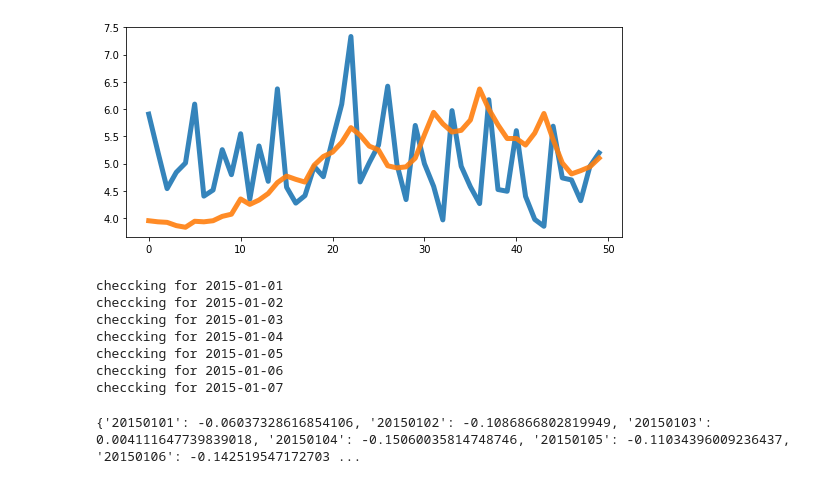
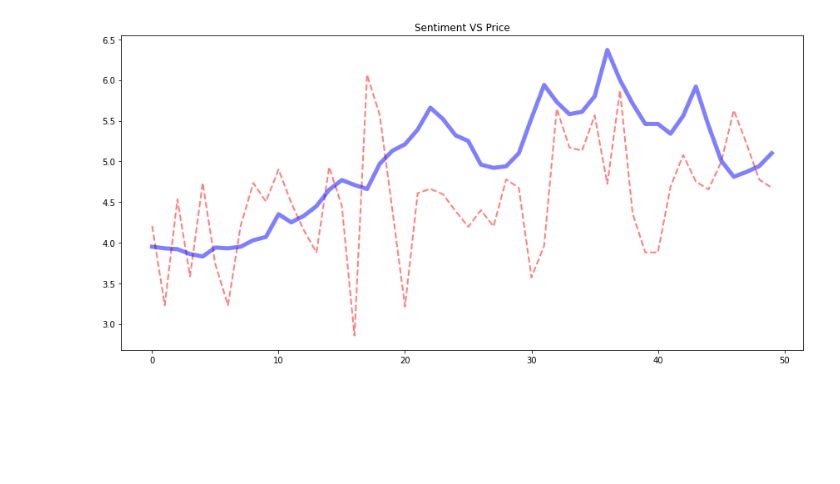
Before and after one commit to rumbleFTW/natural-gas-price-dashboard, a Jupyter notebook: newNotebook.ipynb, the cells around one changed output. Saved outputs shown, nothing was run; the diff lists cells and outputs as text; code cells hidden in the pictures; blank space fills up the shorter version.

Commit message:
Finished testing the sentiment analysis. Time to create the models!

```diff
--- a/newNotebook.ipynb
+++ b/newNotebook.ipynb
@@ -21,6 +13,3 @@ Sentence: "Tesla is declining rapidly" → NEGATIVE (0.998)
-# %%
-QUERY = 'natural gas (natural OR gas OR export OR import) until:2015-01-02 since:2015-01-01'
-LIMIT = 5
 # %%
 def cleanText(text):
     whitespace = re.compile(r"\s+")
@@ -57,7 +23,7 @@ Sentence: "whirlpool 40 gal natural gas water heater" → POSITIVE (0.9987)
 # %%
 dataFrame = pd.read_csv('./data/daily.csv')
-choppedDF = dataFrame[6200:6250]
-print(choppedDF)
+dataFrame = dataFrame[6200:6250]
+print(dataFrame)
 # %% [output]
            Day  Price
 6200  20210813   3.95
@@ -78,10 +44,14 @@ print(choppedDF)
 6249  20211022   5.10
 # %%
 data = {}
-MAX_TWEETS = 25
-for item in choppedDF['Day']:
-    QUERY = str(item)[:4]+'-'+str(item)[4:6]+'-'+str(item)[6:]
-    print(f'checking for {QUERY}')
+MAX_TWEETS = 50
+
+
+for n in range (1, len(dataFrame['Day'])):
+    PREV = str(list(dataFrame.Day)[n-1])[:4]+'-'+str(list(dataFrame.Day)[n-1])[4:6]+'-'+str(list(dataFrame.Day)[n-1])[6:]
+    PRES = str(list(dataFrame.Day)[n])[:4]+'-'+str(list(dataFrame.Day)[n])[4:6]+'-'+str(list(dataFrame.Day)[n])[6:]
+    QUERY = f"natural gas (natural OR gas OR import OR export OR price) until:{PRES} since:{PREV} -filter:links -filter:replies"
+    print(f'checking for {PRES}')
     curr = 0.0
     nums = 0
     for i, tweet in enumerate(sntwitter.TwitterSearchScraper(QUERY).get_items()):
@@ -92,10 +62,11 @@ for item in choppedDF['Day']:
         sentiment_model.predict(sentence)
         try:
             if(sentence.labels[0].value == 'POSITIVE'):
+                curr += sentence.labels[0].score
+            else:
                 curr -= sentence.labels[0].score
-            else:
-                curr += sentence.labels[0].score
         except:
             pass
-    data[QUERY] = curr/nums
+    dataFrame.loc[dataFrame.Price == list(dataFrame['Price'])[n], 'Sentiment'] = curr/nums
+    data[PRES] = curr/nums
 # %% [output]
@@ -125,43 +110,13 @@ plt.show()
 # %%
-avg = sum(choppedDF['Price'])/len(choppedDF['Price'])
-da = list(data.values())
-# print(da)
-for i in range (len(da)):
-    da[i] = (da[i]*avg)+8.5
-plt.rcParams["figure.figsize"] = [7.50, 3.50]
-plt.rcParams["figure.autolayout"] = True
-l1 = plt.plot(da, alpha=0.9, lw=5)
-l2 = plt.plot(list(choppedDF['Price']), alpha=0.9, lw=5)
+avg = sum(list(dataFrame.Price))/len(list(dataFrame.Price))
+sen = list(dataFrame.Sentiment)
+price = list(dataFrame.Price)
+for i in range (len(sen)):
+    sen[i] = -(sen[i]*avg)+3.2
+plt.figure(figsize=(12, 6))
+l1 = plt.plot(sen, lw = 2, color='red', alpha=0.5, linestyle='dashed')
+l2 = plt.plot(price, lw = 5, color='blue', alpha=0.5)
+plt.title('Sentiment VS Price')
 plt.show()
 # %% [output]
-[figure, old version]
+[figure, new version]
-# %%
-data = {}
-
-
-for i in range(1, 8):
-    QUERY = f'natural gas (natural OR gas OR export OR import) until:2015-02-0{i+1} since:2015-01-0{i}'
-    print(f'checking for 2015-01-0{i}')
-    curr = 0.0
-    nums = 0
-    for tweet in sntwitter.TwitterSearchScraper(QUERY).get_items():
-        nums += 1
-        sentence = flair.data.Sentence(cleanText(tweet.content))
-        sentiment_model.predict(sentence)
-        if(sentence.labels[0].value == 'POSITIVE'):
-            curr += sentence.labels[0].score
-        else:
-            curr -= sentence.labels[0].score
-    data[f'2015010{i}'] = curr/nums
-# %% [output]
-checcking for 2015-01-01
-checcking for 2015-01-02
-checcking for 2015-01-03
-checcking for 2015-01-04
-checcking for 2015-01-05
-checcking for 2015-01-06
-checcking for 2015-01-07
-# %%
-print(data)
-# %% [output]
-{'20150101': -0.06037328616854106, '20150102': -0.1086866802819949, '20150103': 0.004111647739839018, '20150104': -0.15060035814748746, '20150105': -0.11034396009236437, '20150106': -0.142519547172703 ...
```
Also changed, not shown: parts of 9 cells of this notebook, 2 other files.
